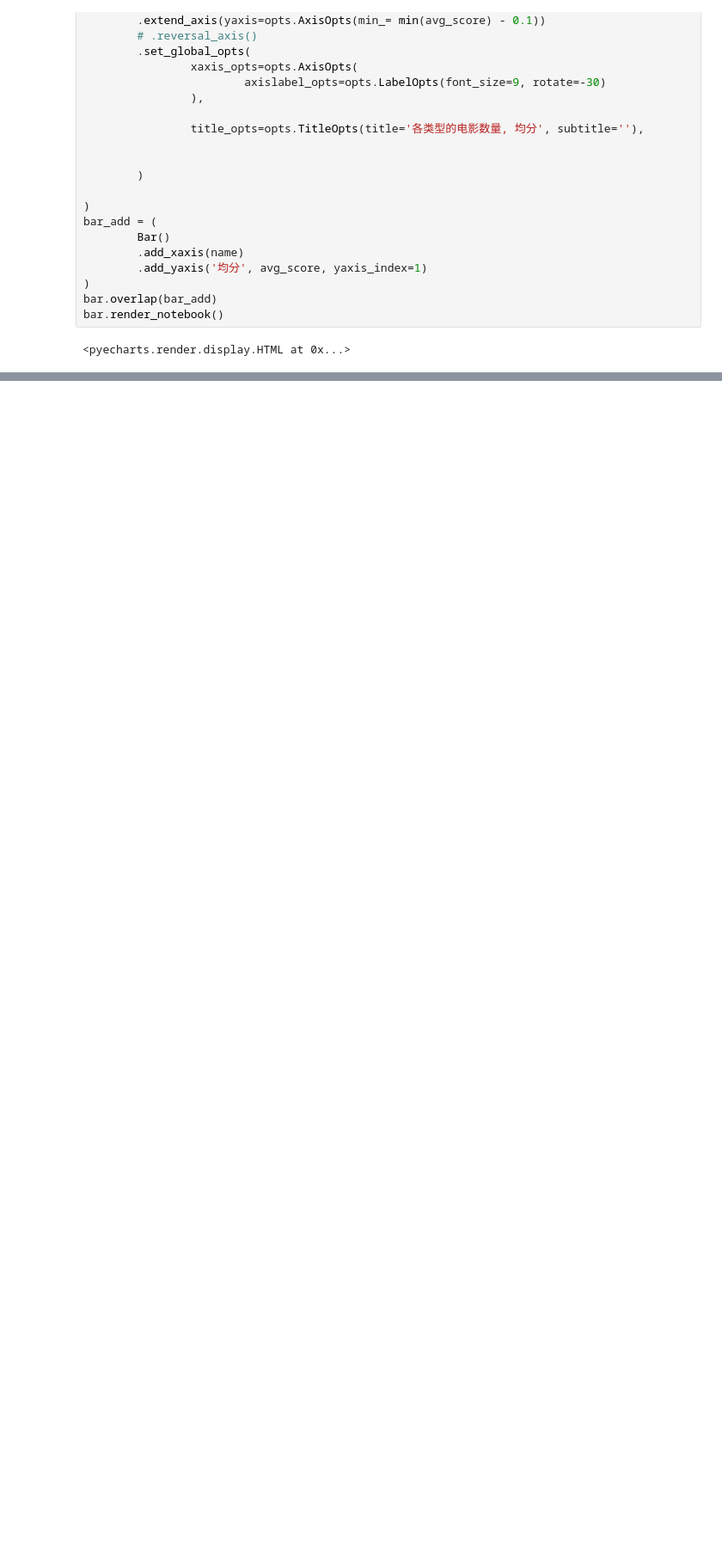
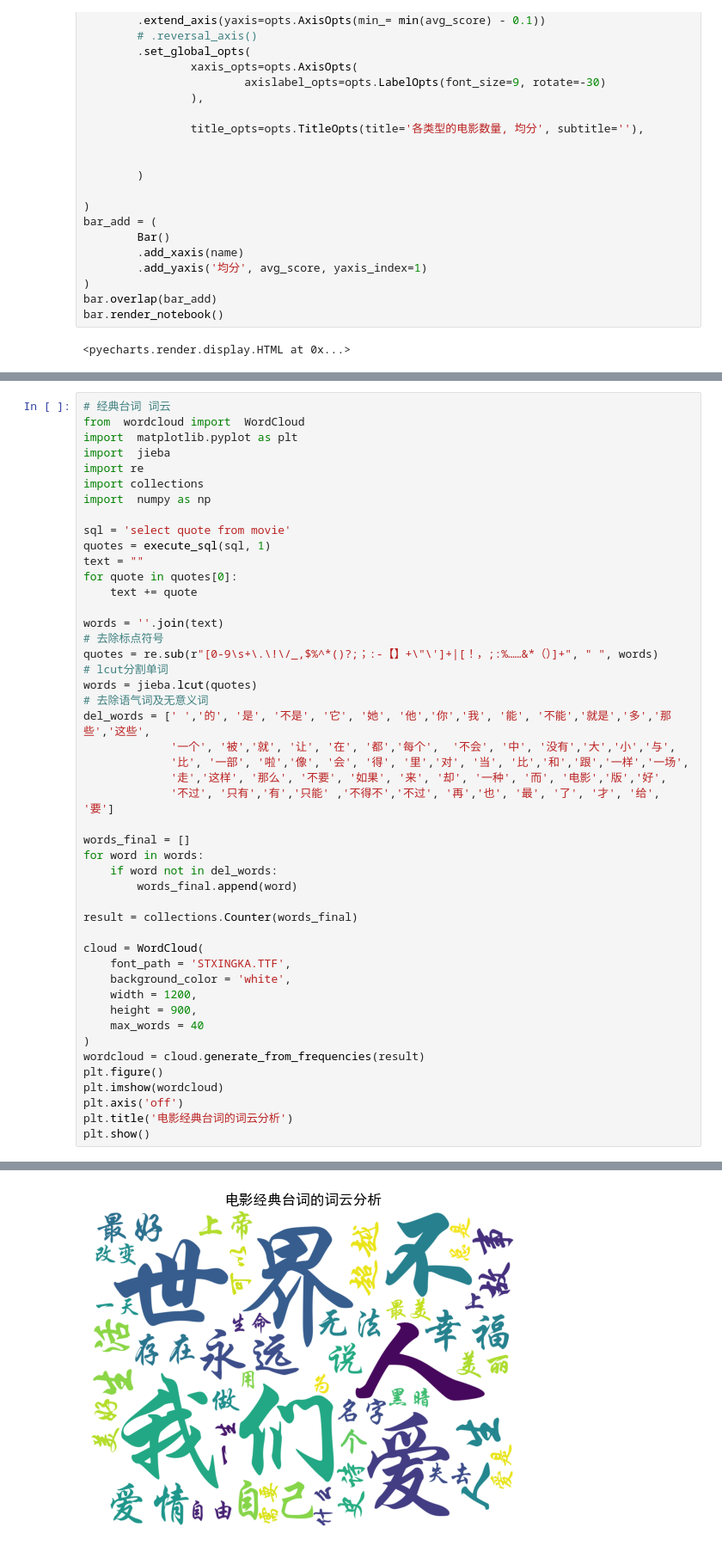
Before and after one commit to fengxin-zhxx/douban-master, a Jupyter notebook: visualization.ipynb, the cells around one changed output, grey strips where cells are left out. Shown: that part at 86% size. Saved outputs shown, nothing was run; the diff lists cells and outputs as text; blank space fills up the shorter version.

Commit message:
*visualization

```diff
--- a/visualization.ipynb
+++ b/visualization.ipynb
@@ -140,0 +224,48 @@ bar.render_notebook()
+# %%
+# 经典台词 词云
+from  wordcloud import  WordCloud
+import  matplotlib.pyplot as plt
+import  jieba
+import re
+import collections
+import  numpy as np
+
+sql = 'select quote from movie'
+quotes = execute_sql(sql, 1)
+text = ""
+for quote in quotes[0]:
+    text += quote
+
+words = ''.join(text)
+# 去除标点符号
+quotes = re.sub(r"[0-9\s+\.\!\/_,$%^*()?;；:-【】+\"\']+|[！，;:%……&*（）]+", " ", words)
+# lcut分割单词
+words = jieba.lcut(quotes)
+# 去除语气词及无意义词
+del_words = [' ','的', '是', '不是', '它', '她', '他','你','我', '能', '不能','就是','多','那些','这些',
+             '一个', '被','就', '让', '在', '都','每个',  '不会', '中', '没有','大','小','与',
+             '比', '一部', '啦','像', '会', '得', '里','对', '当', '比','和','跟','一样','一场',
+             '走','这样', '那么', '不要', '如果', '来', '却', '一种', '而', '电影','版','好',
+             '不过', '只有','有','只能' ,'不得不','不过', '再','也', '最', '了', '才', '给', '要']
+
+words_final = []
+for word in words:
+    if word not in del_words:
+        words_final.append(word)
+
+result = collections.Counter(words_final)
+
+cloud = WordCloud(
+    font_path = 'STXINGKA.TTF',
+    background_color = 'white',
+    width = 1200,
+    height = 900,
+    max_words = 40
+)
+wordcloud = cloud.generate_from_frequencies(result)
+plt.figure()
+plt.imshow(wordcloud)
+plt.axis('off')
+plt.title('电影经典台词的词云分析')
+plt.show()
+# %% [output]
@@ -140,0 +276 @@ bar.render_notebook()
+[figure, added]
```
Also changed, not shown: parts of 5 cells of this notebook, 5 other files.
